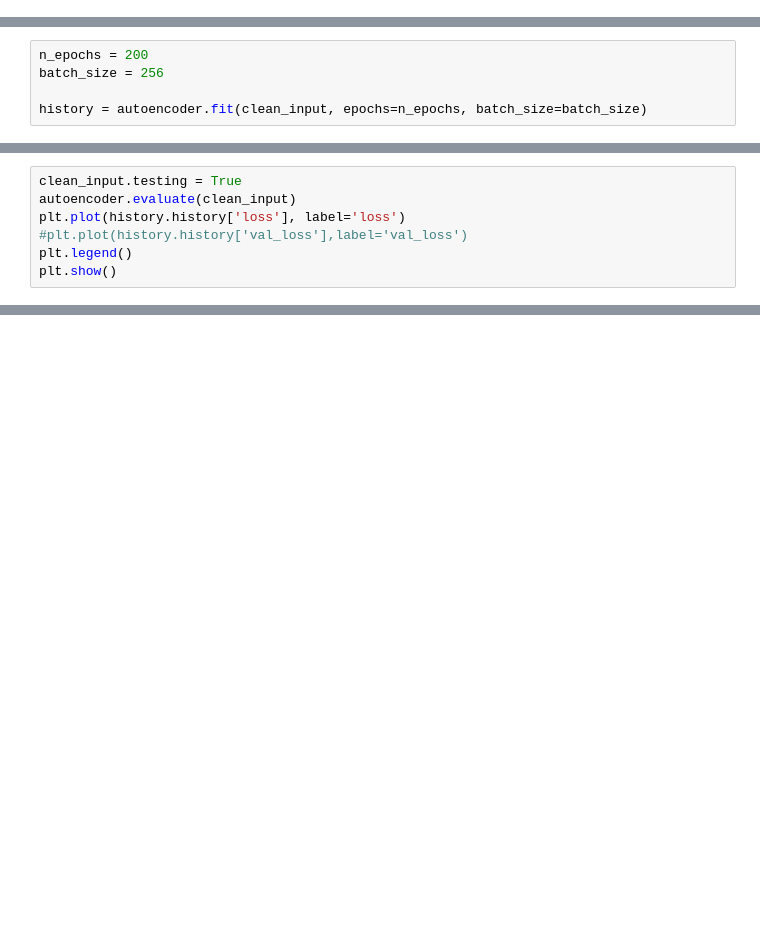
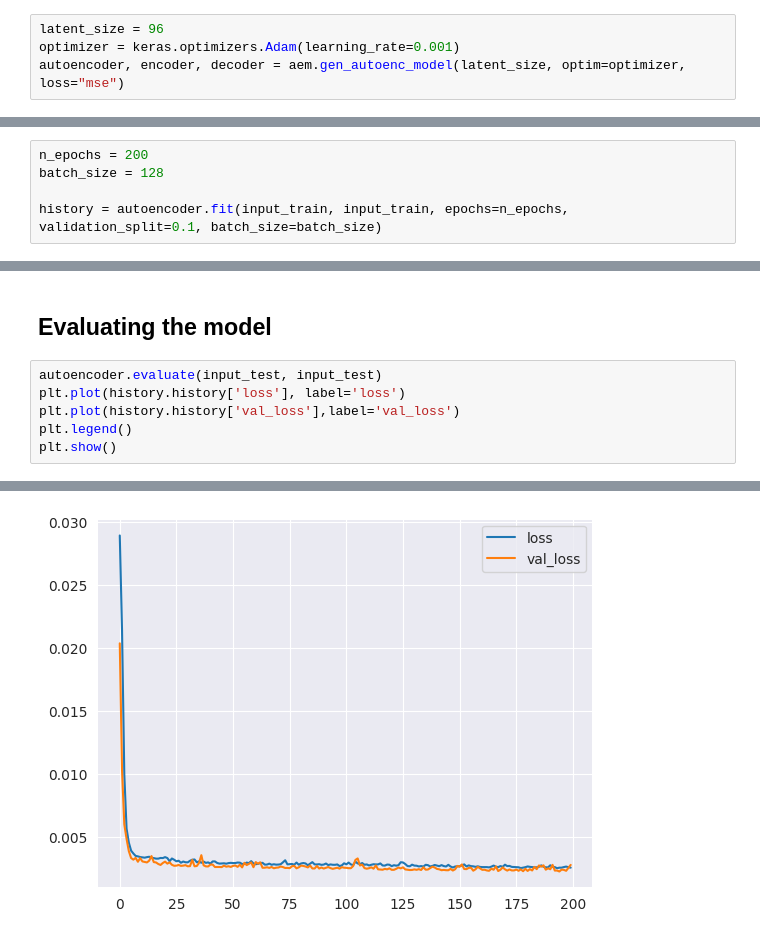
Before and after one commit to eugenioLR/TFM_sun_Autoencoders, a Jupyter notebook: autoencoder_2016.ipynb, the cells around one changed output, grey strips where cells are left out. Saved outputs shown, nothing was run; the diff lists cells and outputs as text; blank space fills up the shorter version.

```diff
--- a/autoencoder_2016.ipynb
+++ b/autoencoder_2016.ipynb
@@ -123,0 +55,4 @@ autoencoder, encoder, decoder = aem.gen_autoenc_model(latent_size, optim="adam",
+# %%
+latent_size = 96
+optimizer = keras.optimizers.Adam(learning_rate=0.001)
+autoencoder, encoder, decoder = aem.gen_autoenc_model(latent_size, optim=optimizer, loss="mse")
@@ -124,5 +77,5 @@ autoencoder, encoder, decoder = aem.gen_autoenc_model(latent_size, optim="adam",
 # %%
 n_epochs = 200
-batch_size = 256
+batch_size = 128
 
-history = autoencoder.fit(clean_input, epochs=n_epochs, batch_size=batch_size)
+history = autoencoder.fit(input_train, input_train, epochs=n_epochs,  validation_split=0.1, batch_size=batch_size)
@@ -129,7 +100,9 @@ history = autoencoder.fit(clean_input, epochs=n_epochs, batch_size=batch_size)
+# %% [markdown]
+## Evaluating the model
 # %%
-clean_input.testing = True
-autoencoder.evaluate(clean_input)
+autoencoder.evaluate(input_test, input_test)
 plt.plot(history.history['loss'], label='loss')
-#plt.plot(history.history['val_loss'],label='val_loss')
+plt.plot(history.history['val_loss'],label='val_loss')
 plt.legend()
 plt.show()
+# %% [output]
@@ -136 +110,2 @@ plt.show()
+[figure, added]
 # %%
```
Also changed, not shown: parts of 13 cells of this notebook, 13 other files.
